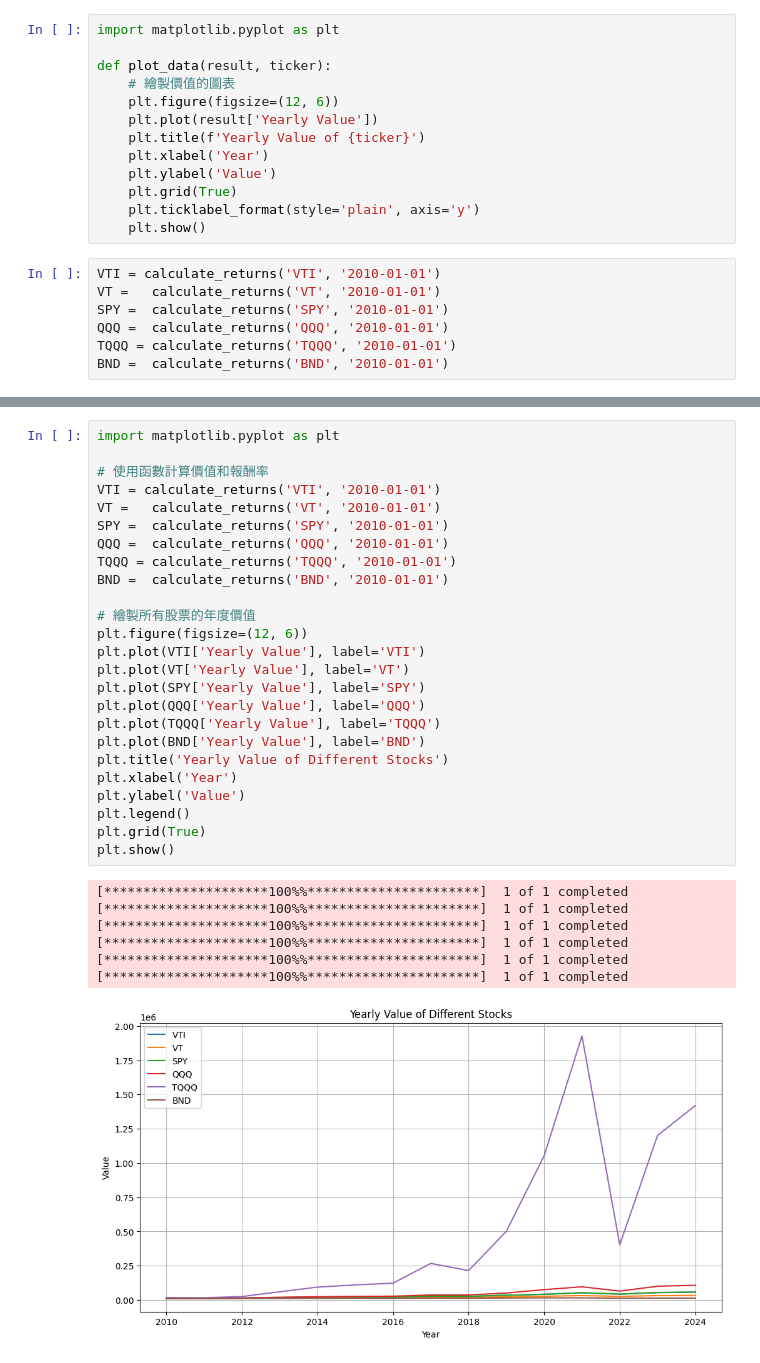
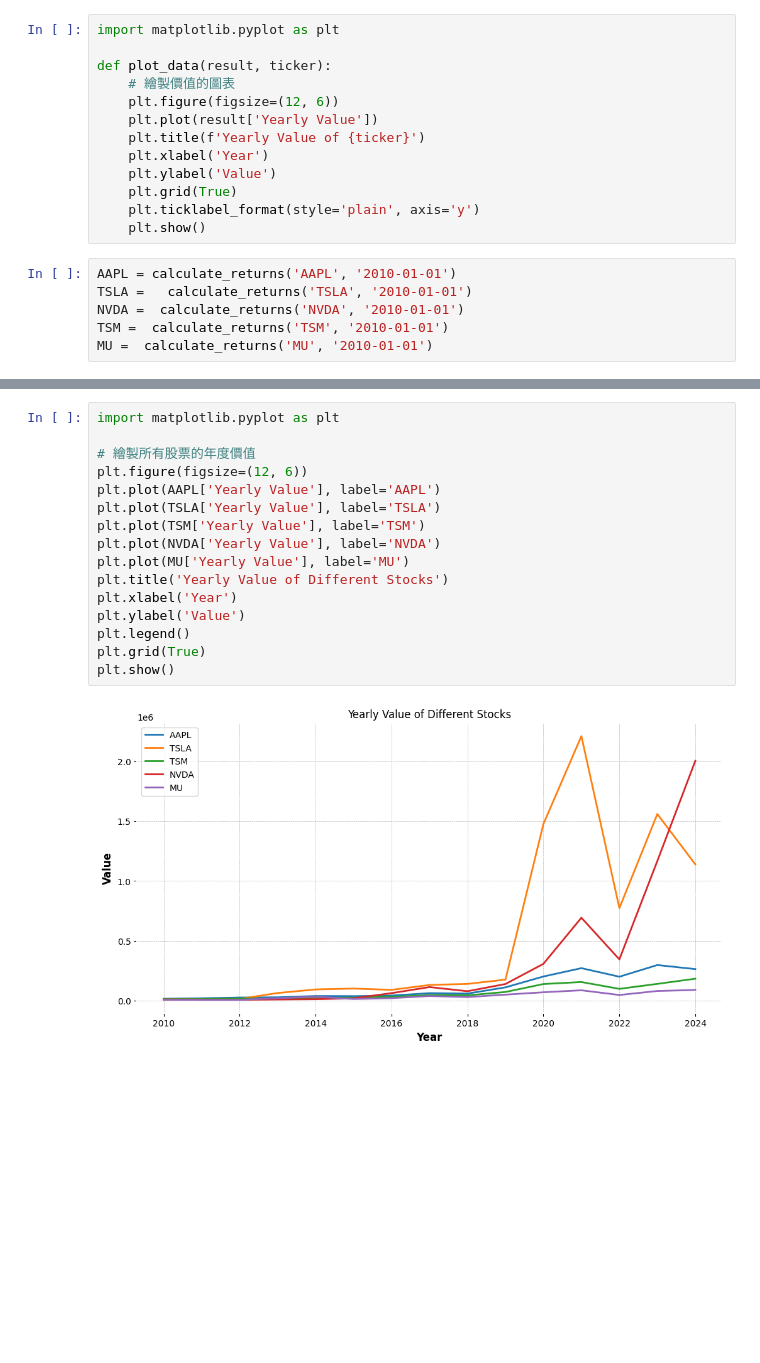
Before and after one commit to jerry860911/stock_backtest, a Jupyter notebook: us.ipynb, the cells around one changed output, grey strips where cells are left out. Saved outputs shown, nothing was run; the diff lists cells and outputs as text; blank space fills up the shorter version.

```diff
--- a/us.ipynb
+++ b/us.ipynb
@@ -334,12 +452,11 @@ def plot_data(result, ticker):
     plt.ticklabel_format(style='plain', axis='y')
     plt.show()
 # %%
-VTI = calculate_returns('VTI', '2010-01-01')
-VT =   calculate_returns('VT', '2010-01-01')
-SPY =  calculate_returns('SPY', '2010-01-01')
-QQQ =  calculate_returns('QQQ', '2010-01-01')
-TQQQ = calculate_returns('TQQQ', '2010-01-01')
-BND =  calculate_returns('BND', '2010-01-01')
+AAPL = calculate_returns('AAPL', '2010-01-01')
+TSLA =   calculate_returns('TSLA', '2010-01-01')
+NVDA =  calculate_returns('NVDA', '2010-01-01')
+TSM =  calculate_returns('TSM', '2010-01-01')
+MU =  calculate_returns('MU', '2010-01-01')
 # %% [output]
 [*********************100%%**********************]  1 of 1 completed
 [*********************100%%**********************]  1 of 1 completed
@@ -482,36 +576,21 @@ Year
 # %%
 import matplotlib.pyplot as plt
 
-# 使用函數計算價值和報酬率
-VTI = calculate_returns('VTI', '2010-01-01')
-VT =   calculate_returns('VT', '2010-01-01')
-SPY =  calculate_returns('SPY', '2010-01-01')
-QQQ =  calculate_returns('QQQ', '2010-01-01')
-TQQQ = calculate_returns('TQQQ', '2010-01-01')
-BND =  calculate_returns('BND', '2010-01-01')
-
 # 繪製所有股票的年度價值
 plt.figure(figsize=(12, 6))
-plt.plot(VTI['Yearly Value'], label='VTI')
-plt.plot(VT['Yearly Value'], label='VT')
-plt.plot(SPY['Yearly Value'], label='SPY')
-plt.plot(QQQ['Yearly Value'], label='QQQ')
-plt.plot(TQQQ['Yearly Value'], label='TQQQ')
-plt.plot(BND['Yearly Value'], label='BND')
+plt.plot(AAPL['Yearly Value'], label='AAPL')
+plt.plot(TSLA['Yearly Value'], label='TSLA')
+plt.plot(TSM['Yearly Value'], label='TSM')
+plt.plot(NVDA['Yearly Value'], label='NVDA')
+plt.plot(MU['Yearly Value'], label='MU')
 plt.title('Yearly Value of Different Stocks')
 plt.xlabel('Year')
 plt.ylabel('Value')
 plt.legend()
 plt.grid(True)
 plt.show()
 # %% [output]
-[*********************100%%**********************]  1 of 1 completed
-[*********************100%%**********************]  1 of 1 completed
-[*********************100%%**********************]  1 of 1 completed
-[*********************100%%**********************]  1 of 1 completed
-[*********************100%%**********************]  1 of 1 completed
-[*********************100%%**********************]  1 of 1 completed
-[figure, old version]
+[figure, new version]
 # %%
 import matplotlib.pyplot as plt
 import matplotlib.ticker as ticker
```
Also changed, not shown: parts of 27 cells of this notebook, 8 other files.
